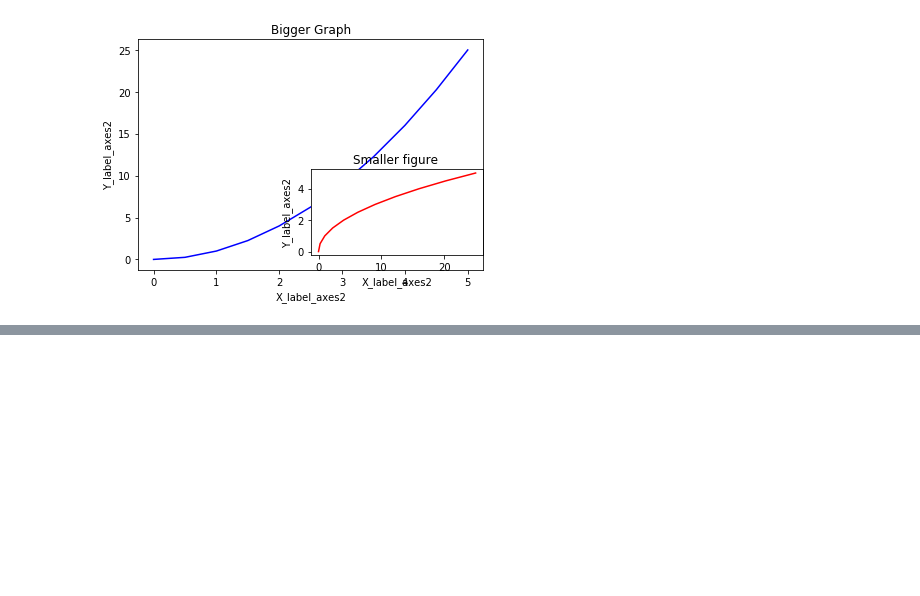
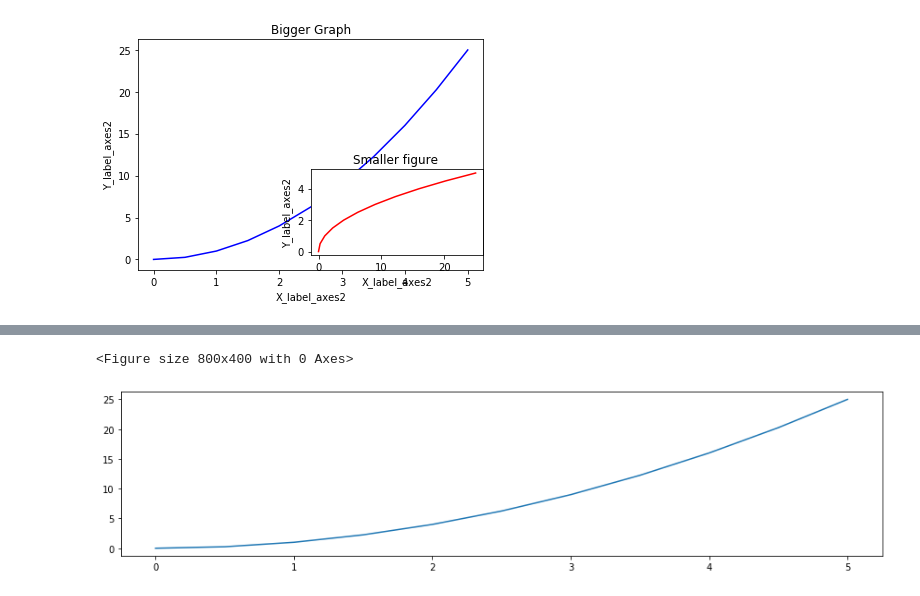
Before and after one commit to altanai/MLDS, a Jupyter notebook: matplotlib_1.ipynb, the cells around one changed output, grey strips where cells are left out. Saved outputs shown, nothing was run; the diff lists cells and outputs as text; code cells hidden in the pictures; blank space fills up the shorter version.

```diff
--- a/matplotlib_1.ipynb
+++ b/matplotlib_1.ipynb
@@ -98,0 +124,11 @@ axes2.set_title('Smaller figure ');
+# %%
+# Aspect Ratio and dots per inch
+
+fig = plt.figure(figsize=(8,4), dpi=100)
+fig, axes = plt.subplots(figsize=(12,3))
+axes.plot(x,y)
+
+plt.tight_layout()
+# %% [output]
+<Figure size 800x400 with 0 Axes>
+[figure, added]
```
Also changed, not shown: parts of 15 cells of this notebook.
